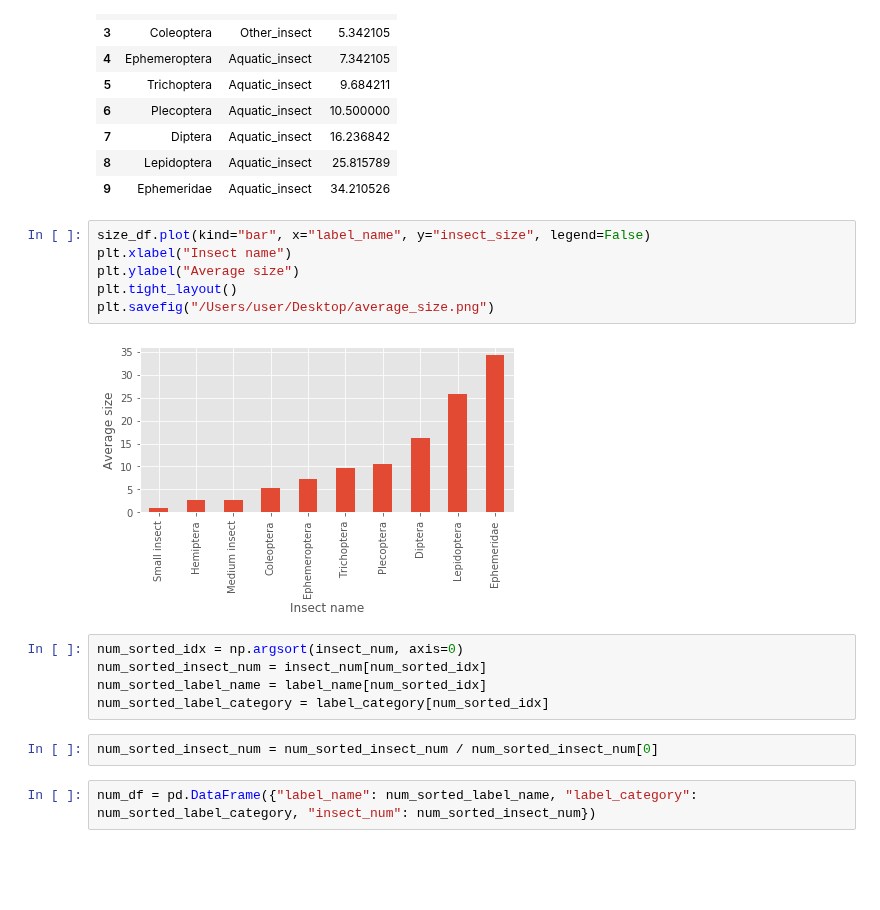
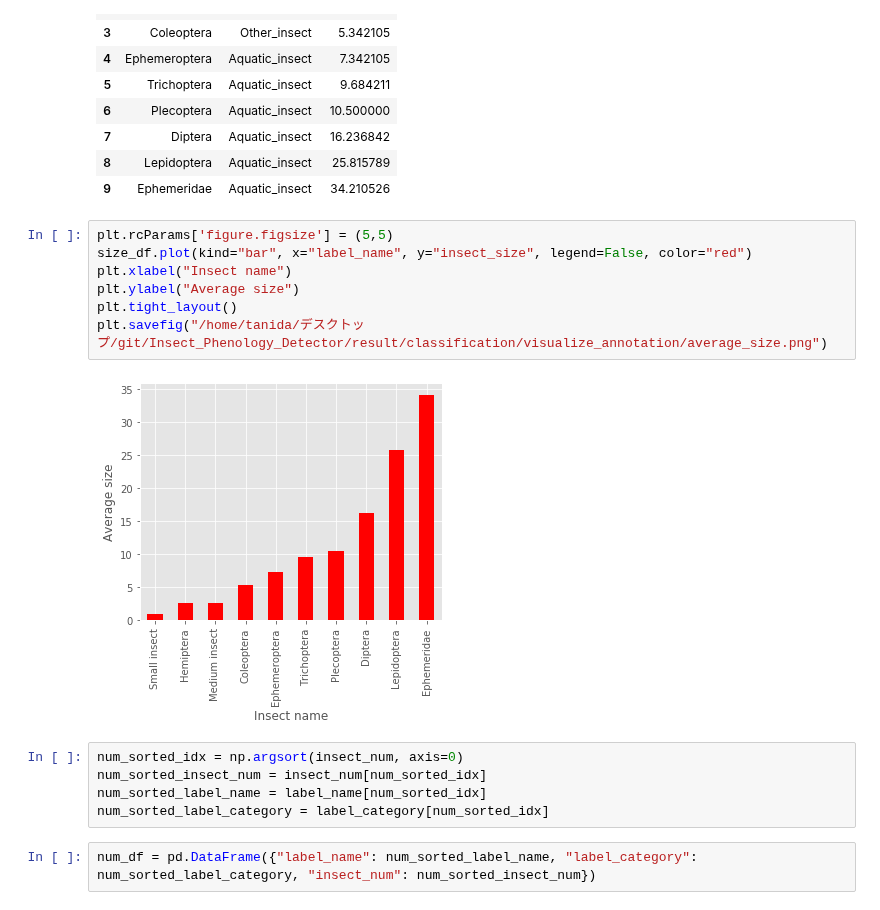
Before and after one commit to keiiti975/Insect_Phenology_Detector, a Jupyter notebook: result/classification/visualize_annotation/visualize_annotation.ipynb, the cells around one changed output. Cells and saved outputs as stored; diff of their text form; blank space fills up the shorter version.

```diff
--- a/result/classification/visualize_annotation/visualize_annotation.ipynb
+++ b/result/classification/visualize_annotation/visualize_annotation.ipynb
@@ -118,20 +118,19 @@ size_df
 | 8 | Lepidoptera | Aquatic_insect | 25.815789 |
 | 9 | Ephemeridae | Aquatic_insect | 34.210526 |
 # %%
-size_df.plot(kind="bar", x="label_name", y="insect_size", legend=False)
+plt.rcParams['figure.figsize'] = (5,5)
+size_df.plot(kind="bar", x="label_name", y="insect_size", legend=False, color="red")
 plt.xlabel("Insect name")
 plt.ylabel("Average size")
 plt.tight_layout()
-plt.savefig("/Users/user/Desktop/average_size.png")
+plt.savefig("/home/tanida/デスクトップ/git/Insect_Phenology_Detector/result/classification/visualize_annotation/average_size.png")
 # %% [output]
-[figure, old version]
+[figure, new version]
 # %%
 num_sorted_idx = np.argsort(insect_num, axis=0)
 num_sorted_insect_num = insect_num[num_sorted_idx]
 num_sorted_label_name = label_name[num_sorted_idx]
 num_sorted_label_category = label_category[num_sorted_idx]
-# %%
-num_sorted_insect_num = num_sorted_insect_num / num_sorted_insect_num[0]
 # %%
 num_df = pd.DataFrame({"label_name": num_sorted_label_name, "label_category": num_sorted_label_category, "insect_num": num_sorted_insect_num})
 # %%
```
Also changed, not shown: parts of 2 cells of this notebook, 3 other files.
